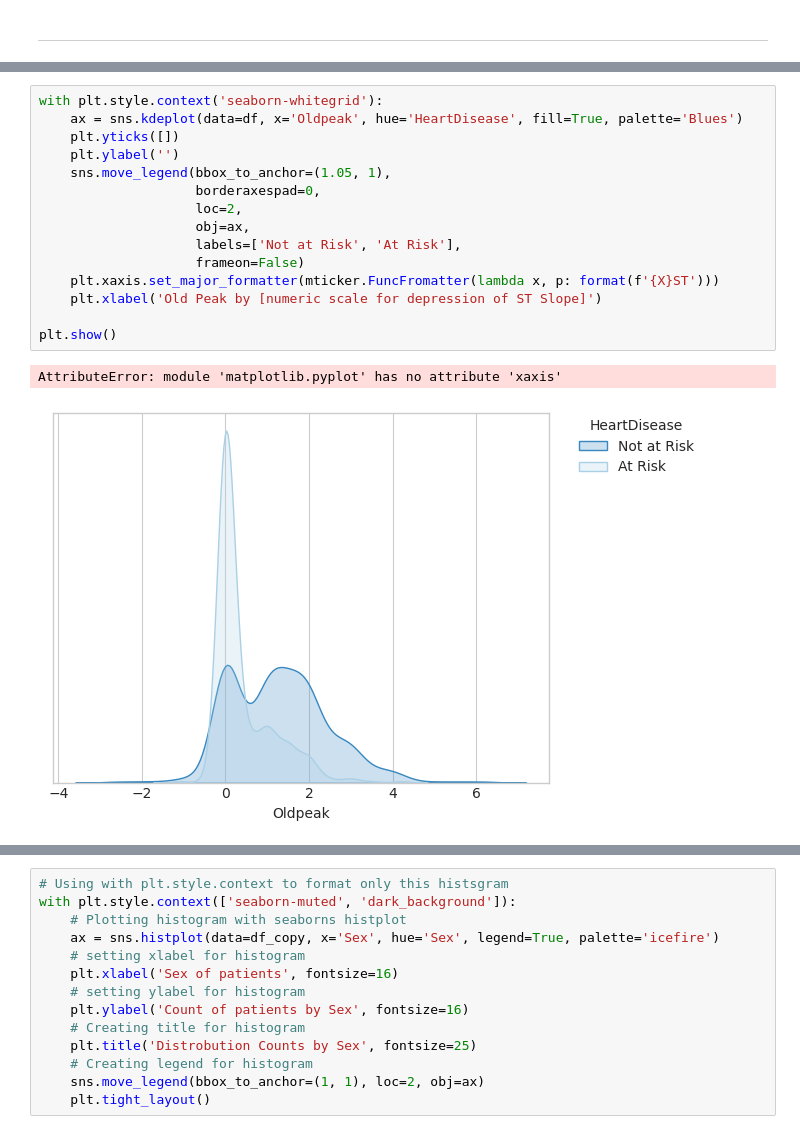
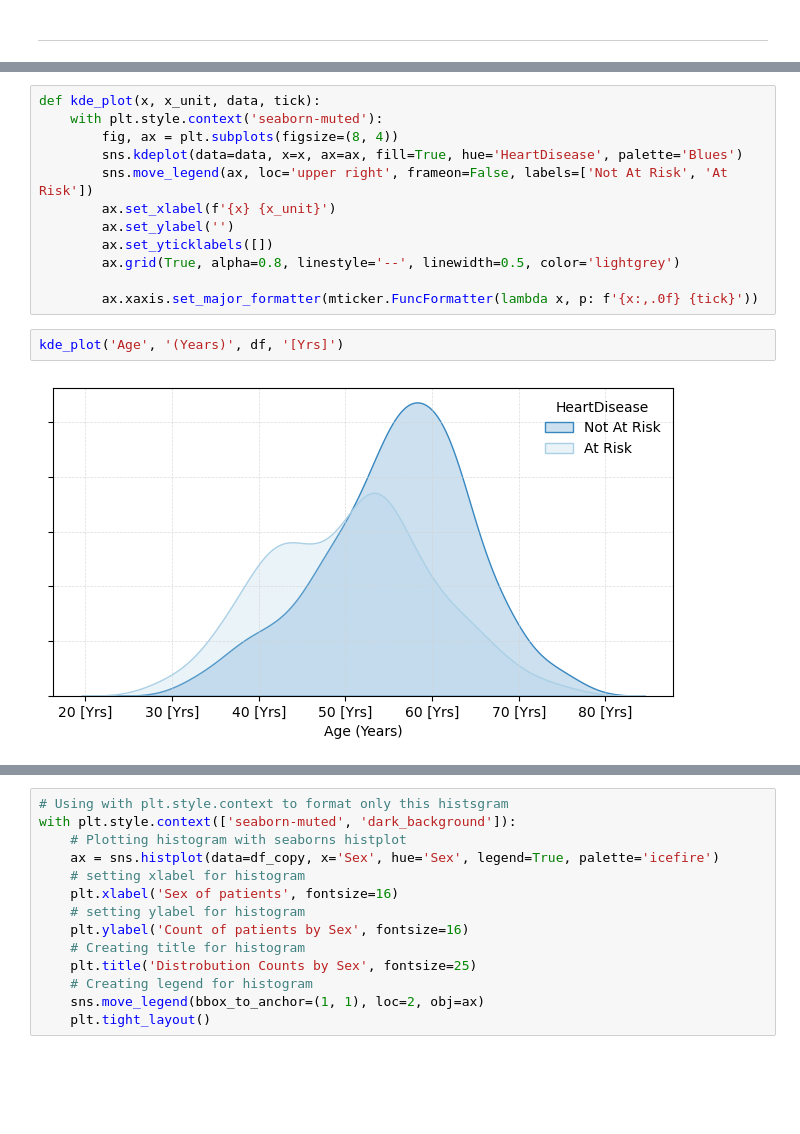
Before and after one commit to zeekwired/Project-2, a Jupyter notebook: Project 2.ipynb, the cells around one changed output, grey strips where cells are left out. Drawn from its saved outputs; the diff is of its cells as text; blank space fills up the shorter version.

```diff
--- a/Project 2.ipynb
+++ b/Project 2.ipynb
@@ -193,18 +170,16 @@ plt.show()
-# %%
-with plt.style.context('seaborn-whitegrid'):
-    ax = sns.kdeplot(data=df, x='Oldpeak', hue='HeartDisease', fill=True, palette='Blues')
-    plt.yticks([])
-    plt.ylabel('')
-    sns.move_legend(bbox_to_anchor=(1.05, 1),
-                    borderaxespad=0,
-                    loc=2,
-                    obj=ax,
-                    labels=['Not at Risk', 'At Risk'],
-                    frameon=False)
-    plt.xaxis.set_major_formatter(mticker.FuncFromatter(lambda x, p: format(f'{X}ST')))
-    plt.xlabel('Old Peak by [numeric scale for depression of ST Slope]')
-
-plt.show()
-# %% [output]
-AttributeError: module 'matplotlib.pyplot' has no attribute 'xaxis'
-[figure, removed]
+# %%
+def kde_plot(x, x_unit, data, tick):
+    with plt.style.context('seaborn-muted'):
+        fig, ax = plt.subplots(figsize=(8, 4))
+        sns.kdeplot(data=data, x=x, ax=ax, fill=True, hue='HeartDisease', palette='Blues')
+        sns.move_legend(ax, loc='upper right', frameon=False, labels=['Not At Risk', 'At Risk'])
+        ax.set_xlabel(f'{x} {x_unit}')
+        ax.set_ylabel('')
+        ax.set_yticklabels([])
+        ax.grid(True, alpha=0.8, linestyle='--', linewidth=0.5, color='lightgrey')
+
+        ax.xaxis.set_major_formatter(mticker.FuncFormatter(lambda x, p: f'{x:,.0f} {tick}'))
+# %%
+kde_plot('Age', '(Years)', df, '[Yrs]')
+# %% [output]
+[figure, added]
```
Also changed, not shown: parts of 2 cells of this notebook, 2 other files.
